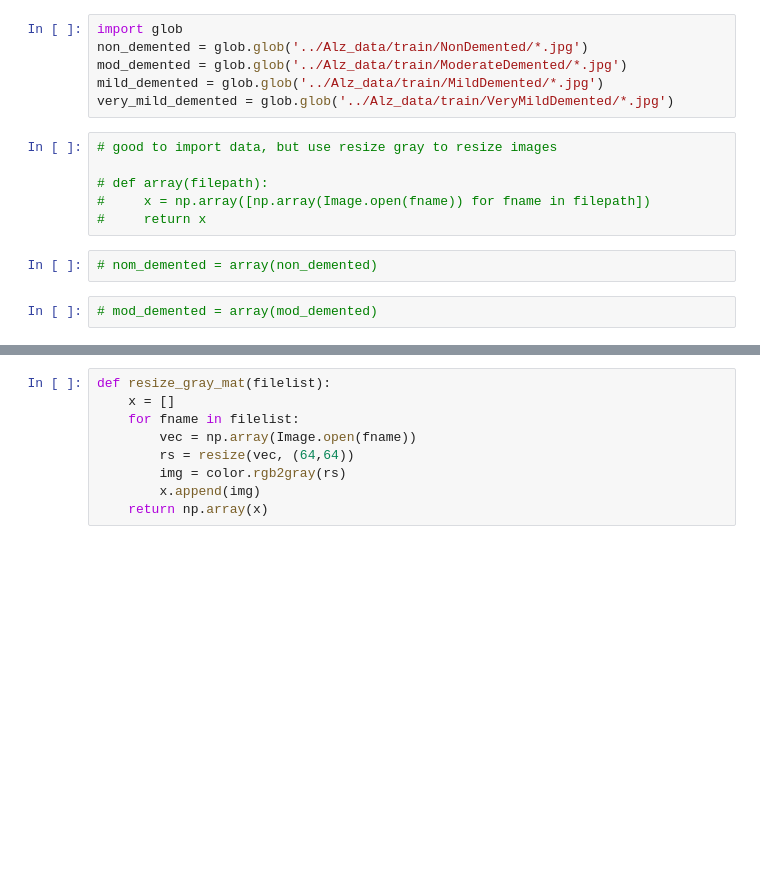
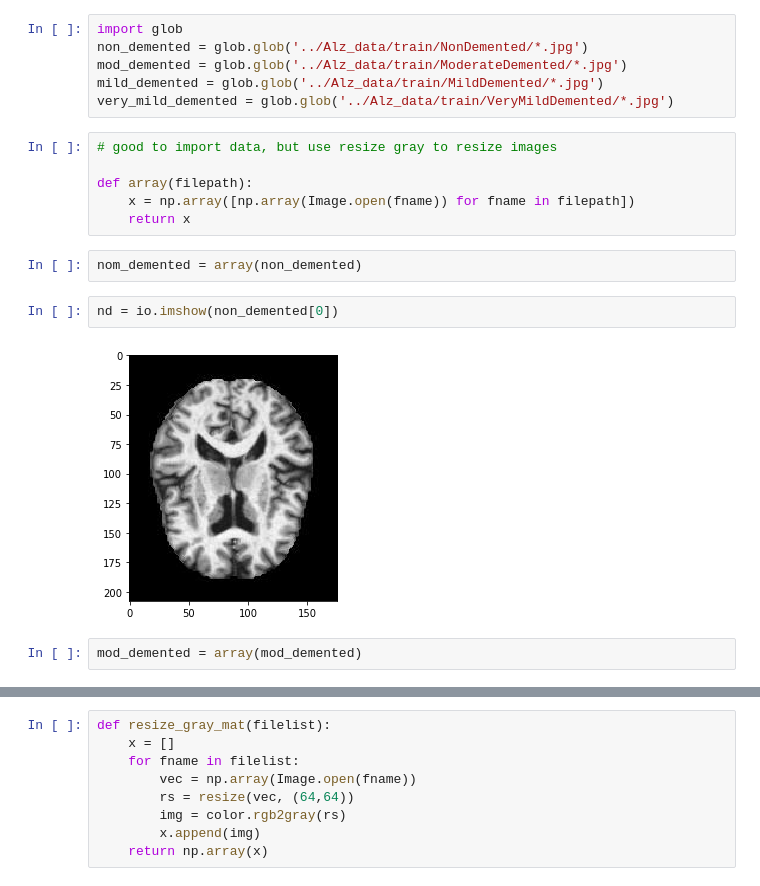
Before and after one commit to ksteve28/Forget-Me-Not-Alzheimer-s-Image-Analysis-Using-A-CNN, a Jupyter notebook: notebooks/full data eda.ipynb, the cells around one changed output, grey strips where cells are left out. Cells and saved outputs as stored; diff of their text form; blank space fills up the shorter version.

```diff
--- a/notebooks/full data eda.ipynb
+++ b/notebooks/full data eda.ipynb
@@ -18,10 +18,14 @@ very_mild_demented = glob.glob('../Alz_data/train/VeryMildDemented/*.jpg')
 # %%
 # good to import data, but use resize gray to resize images
 
-# def array(filepath):
-#     x = np.array([np.array(Image.open(fname)) for fname in filepath])
-#     return x
+def array(filepath):
+    x = np.array([np.array(Image.open(fname)) for fname in filepath])
+    return x
 # %%
-# nom_demented = array(non_demented)
+nom_demented = array(non_demented)
+# %%
+nd = io.imshow(non_demented[0])
+# %% [output]
+[figure, added]
 # %%
-# mod_demented = array(mod_demented)
+mod_demented = array(mod_demented)
```
Also changed, not shown: parts of 11 cells of this notebook, 10 other files.
